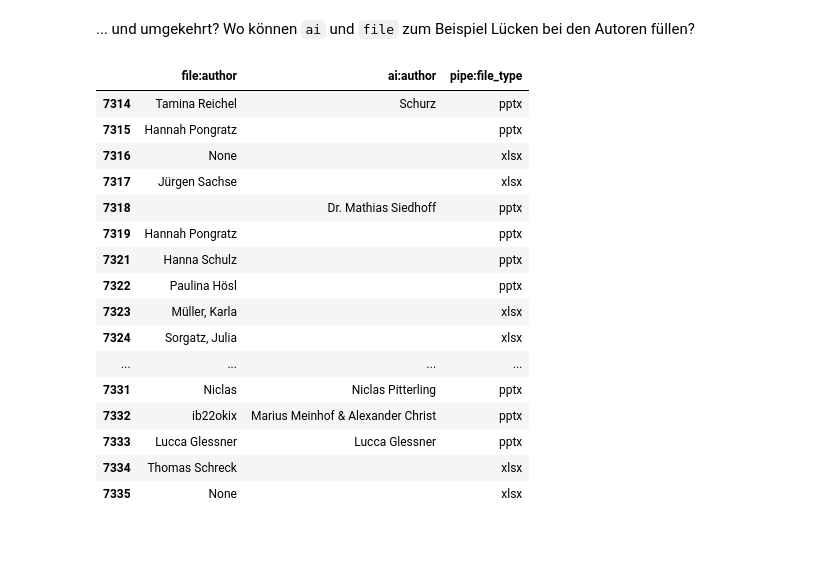
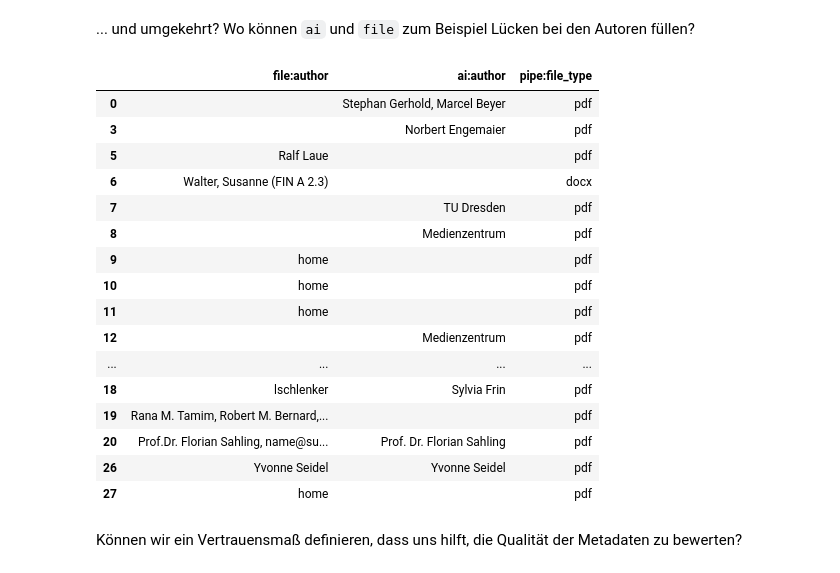
Before and after one commit to TUBAF-IFI-ConnectedLecturer/Data_analysis, a Jupyter notebook: OPAL_MetaData/evaluate_metadata_extraction.ipynb, the cells around one changed output. Cells and saved outputs as stored; diff of their text form; code cells hidden in the pictures; blank space fills up the shorter version.

```diff
--- a/OPAL_MetaData/evaluate_metadata_extraction.ipynb
+++ b/OPAL_MetaData/evaluate_metadata_extraction.ipynb
@@ -210,22 +212,24 @@ df_merge_all[ (df_merge_all["opal:creator"]!="") &
 df_merge_all = df_merge_all[~df_merge_all['ai:author'].str.contains("Ich kann")]
 # %%
 df_merge_all[ (df_merge_all["opal:creator"]=="") &
-             ((df_merge_all["file:author"]!="") | (df_merge_all["ai:author"]!=""))][["file:author", "ai:author", "pipe:file_type"]].tail(20)
+             ((df_merge_all["file:author"]!="") | (df_merge_all["ai:author"]!=""))][["file:author", "ai:author", "pipe:file_type"]].head(20)
 # %% [output]
 |  | file:author | ai:author | pipe:file_type |
-| 7314 | Tamina Reichel | Schurz | pptx |
-| 7315 | Hannah Pongratz |  | pptx |
-| 7316 | None |  | xlsx |
-| 7317 | Jürgen Sachse |  | xlsx |
-| 7318 |  | Dr. Mathias Siedhoff | pptx |
-| 7319 | Hannah Pongratz |  | pptx |
-| 7321 | Hanna Schulz |  | pptx |
-| 7322 | Paulina Hösl |  | pptx |
-| 7323 | Müller, Karla |  | xlsx |
-| 7324 | Sorgatz, Julia |  | xlsx |
+| 0 |  | Stephan Gerhold, Marcel Beyer | pdf |
+| 3 |  | Norbert Engemaier | pdf |
+| 5 | Ralf Laue |  | pdf |
+| 6 | Walter, Susanne (FIN A 2.3) |  | docx |
+| 7 |  | TU Dresden | pdf |
+| 8 |  | Medienzentrum | pdf |
+| 9 | home |  | pdf |
+| 10 | home |  | pdf |
+| 11 | home |  | pdf |
+| 12 |  | Medienzentrum | pdf |
 | ... | ... | ... | ... |
-| 7331 | Niclas | Niclas Pitterling | pptx |
-| 7332 | ib22okix | Marius Meinhof & Alexander Christ | pptx |
-| 7333 | Lucca Glessner | Lucca Glessner | pptx |
-| 7334 | Thomas Schreck |  | xlsx |
-| 7335 | None |  | xlsx |
+| 18 | lschlenker | Sylvia Frin | pdf |
+| 19 | Rana M. Tamim, Robert M. Bernard,... |  | pdf |
+| 20 | Prof.Dr. Florian Sahling, name@su... | Prof. Dr. Florian Sahling | pdf |
+| 26 | Yvonne Seidel | Yvonne Seidel | pdf |
+| 27 | home |  | pdf |
+# %% [markdown]
+Können wir ein Vertrauensmaß definieren, dass uns hilft, die Qualität der Metadaten zu bewerten?
```
Also changed, not shown: parts of 6 cells of this notebook.
